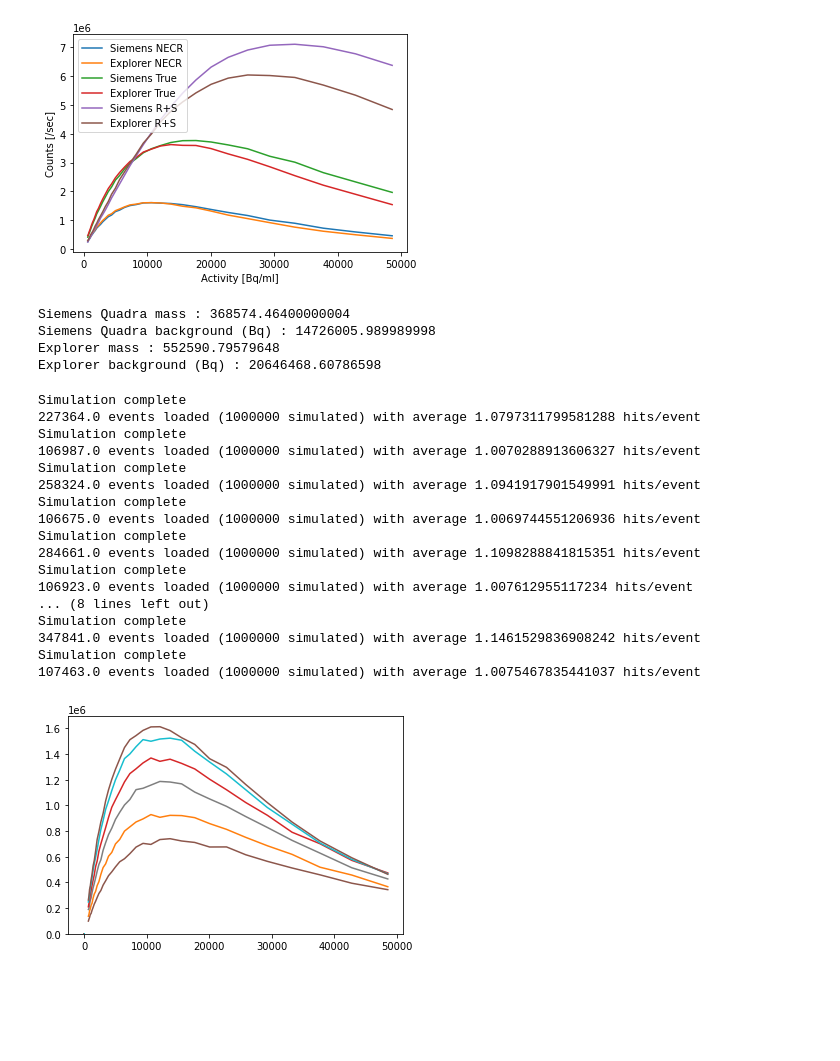
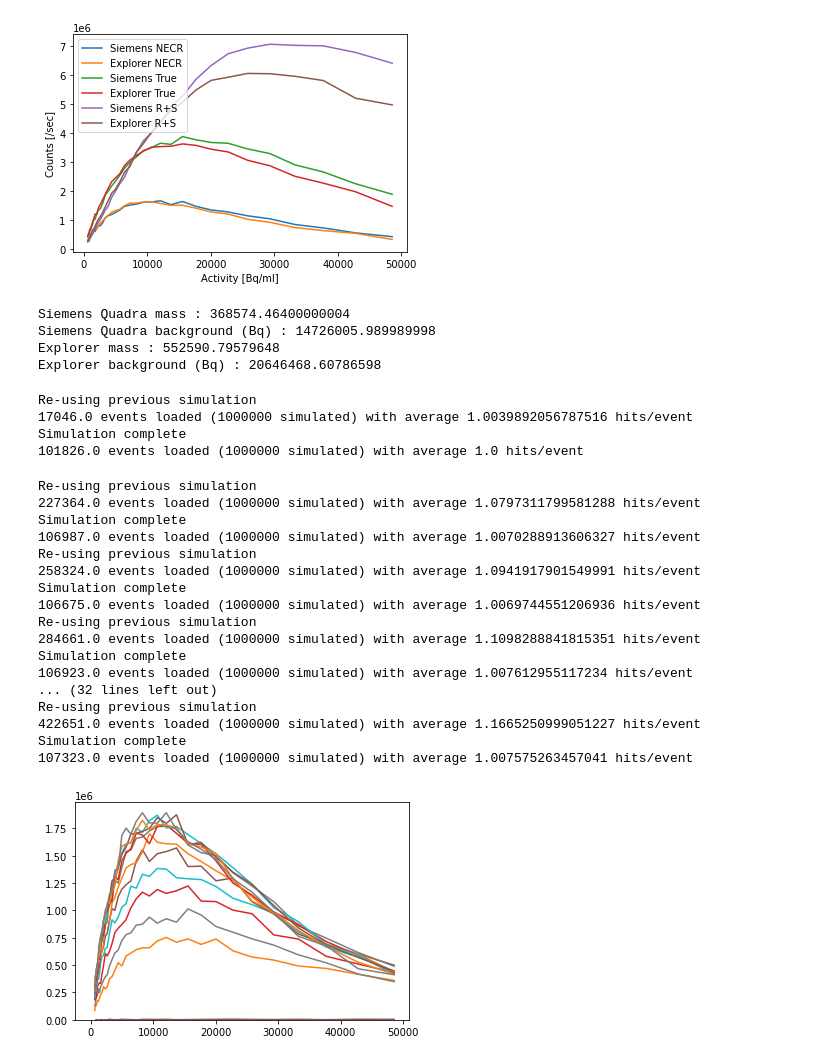
Before and after one commit to bwynneHEP/SimplePetScanner, a Jupyter notebook: analysis/NECRversusLengthStudy.ipynb, the cells around one changed output. Cells and saved outputs as stored; diff of their text form; code cells hidden in the pictures; blank space fills up the shorter version.

Commit message:
More NECR results, fixed mistake in sim data

```diff
--- a/analysis/NECRversusLengthStudy.ipynb
+++ b/analysis/NECRversusLengthStudy.ipynb
@@ -11,7 +11,7 @@ import matplotlib.pyplot as mpl
 # so 1e9 Bq == 44kBq/cc (or ml, since cc==ml)
 # from the explorer plots, 16 kBq/cc == 0.36e9 Bq
 # %%
-def NECRatTimeF18( tracerData, crystalData, crystalActivity, detectorRadius, phantomLength, simulationWindow=1E-2, coincidenceWindow=4.7E-9, zWindow=325.0 ):
+def NECRatTimeF18( tracerData, crystalData, crystalActivity, detectorRadius, phantomLength, simulationWindow=1E-3, coincidenceWindow=4.7E-9, zWindow=325.0 ):
 
     # get volume in cc
     phantomRadius = 20.3 / 2.0
@@ -66,7 +66,7 @@ mpl.xlabel( "Activity [Bq/ml]")
 mpl.ylabel( "Counts [/sec]")
 mpl.show()
 # %% [output]
-[figure, old version]
+[figure, new version]
 # %%
 # Debug information about the background
 print( "Siemens Quadra mass :", sqp.DetectorMass() )
@@ -80,44 +80,50 @@ Explorer mass : 552590.79579648
 Explorer background (Bq) : 20646468.60786598
 # %%
 # Investigate ideal detector length with Siemens geometry
-def PeakNECRWithLength( phantomLength, simulationWindow=1E-2, coincidenceWindow=4.7E-9, zWindow=325.0 ):
+def PeakNECRWithLength( phantomLength, simulationWindow=1E-3, coincidenceWindow=4.7E-9, zWindow=325.0 ):
 
-    detectorLengths = [ 500, 600, 700, 800, 900, 1000 ]
+    detectorLengths = [ 1, 500, 600, 700, 800, 900, 1000, 1100, 1200, 1300, 1400, 1500, 2000 ]
+    realLengths = []
     maxNECR = []
 
     for detectorLength in detectorLengths:
 
         tracerData = CreateDataset( detectorLength, "Siemens", phantomLength, "LinearF18", 1000000, 435.0, 585.0 )
         crystalData = CreateDataset( detectorLength, "Siemens", detectorLength, "Siemens", 1000000, 435.0, 585.0 )
         crystalActivity = sqp.Lu176decaysInMass( sqp.DetectorMassLength( detectorLength ) )
 
-        activityAtTimeSiemens, necrAtTimeSiemens, trueAtTimeSiemens, rPlusSAtTimeSiemens = NECRatTimeF18( tracerData, crystalData, crystalActivity, sqp.DetectorRadius(), phantomLength )
+        activityAtTimeSiemens, necrAtTimeSiemens, trueAtTimeSiemens, rPlusSAtTimeSiemens = NECRatTimeF18( tracerData, crystalData, crystalActivity, sqp.DetectorRadius(), phantomLength, simulationWindow, coincidenceWindow, zWindow )
 
         mpl.plot( activityAtTimeSiemens, necrAtTimeSiemens )
         maxNECR.append( max( necrAtTimeSiemens ) )
+        realLengths.append( sqp.DetectorDiscreteLength( detectorLength ) )
 
-    return detectorLengths, maxNECR
+    return realLengths, maxNECR
 
 detectorLengths, maxNECR = PeakNECRWithLength( 700 )
 # %% [output]
+Re-using previous simulation
+17046.0 events loaded (1000000 simulated) with average 1.0039892056787516 hits/event
 Simulation complete
-227364.0 events loaded (1000000 simulated) with average 1.0797311799581288 hits/event
-Simulation complete
-106987.0 events loaded (1000000 simulated) with average 1.0070288913606327 hits/event
-Simulation complete
-258324.0 events loaded (1000000 simulated) with average 1.0941917901549991 hits/event
-Simulation complete
-106675.0 events loaded (1000000 simulated) with average 1.0069744551206936 hits/event
-Simulation complete
-284661.0 events loaded (1000000 simulated) with average 1.1098288841815351 hits/event
-Simulation complete
-106923.0 events loaded (1000000 simulated) with average 1.007612955117234 hits/event
-... (8 lines left out)
-Simulation complete
-347841.0 events loaded (1000000 simulated) with average 1.1461529836908242 hits/event
-Simulation complete
-107463.0 events loaded (1000000 simulated) with average 1.0075467835441037 hits/event
+101826.0 events loaded (1000000 simulated) with average 1.0 hits/event
+Re-using previous simulation
+227364.0 events loaded (1000000 simulated) with average 1.0797311799581288 hits/event
+Simulation complete
+106987.0 events loaded (1000000 simulated) with average 1.0070288913606327 hits/event
+Re-using previous simulation
+258324.0 events loaded (1000000 simulated) with average 1.0941917901549991 hits/event
+Simulation complete
+106675.0 events loaded (1000000 simulated) with average 1.0069744551206936 hits/event
+Re-using previous simulation
+284661.0 events loaded (1000000 simulated) with average 1.1098288841815351 hits/event
+Simulation complete
+106923.0 events loaded (1000000 simulated) with average 1.007612955117234 hits/event
+... (32 lines left out)
+Re-using previous simulation
+422651.0 events loaded (1000000 simulated) with average 1.1665250999051227 hits/event
+Simulation complete
+107323.0 events loaded (1000000 simulated) with average 1.007575263457041 hits/event
-[figure, old version]
+[figure, new version]
 # %%
 mpl.plot( detectorLengths, maxNECR )
 mpl.xlabel( "Detector length [mm]")
```
Also changed, not shown: parts of 20 cells of this notebook, 2 other files.
